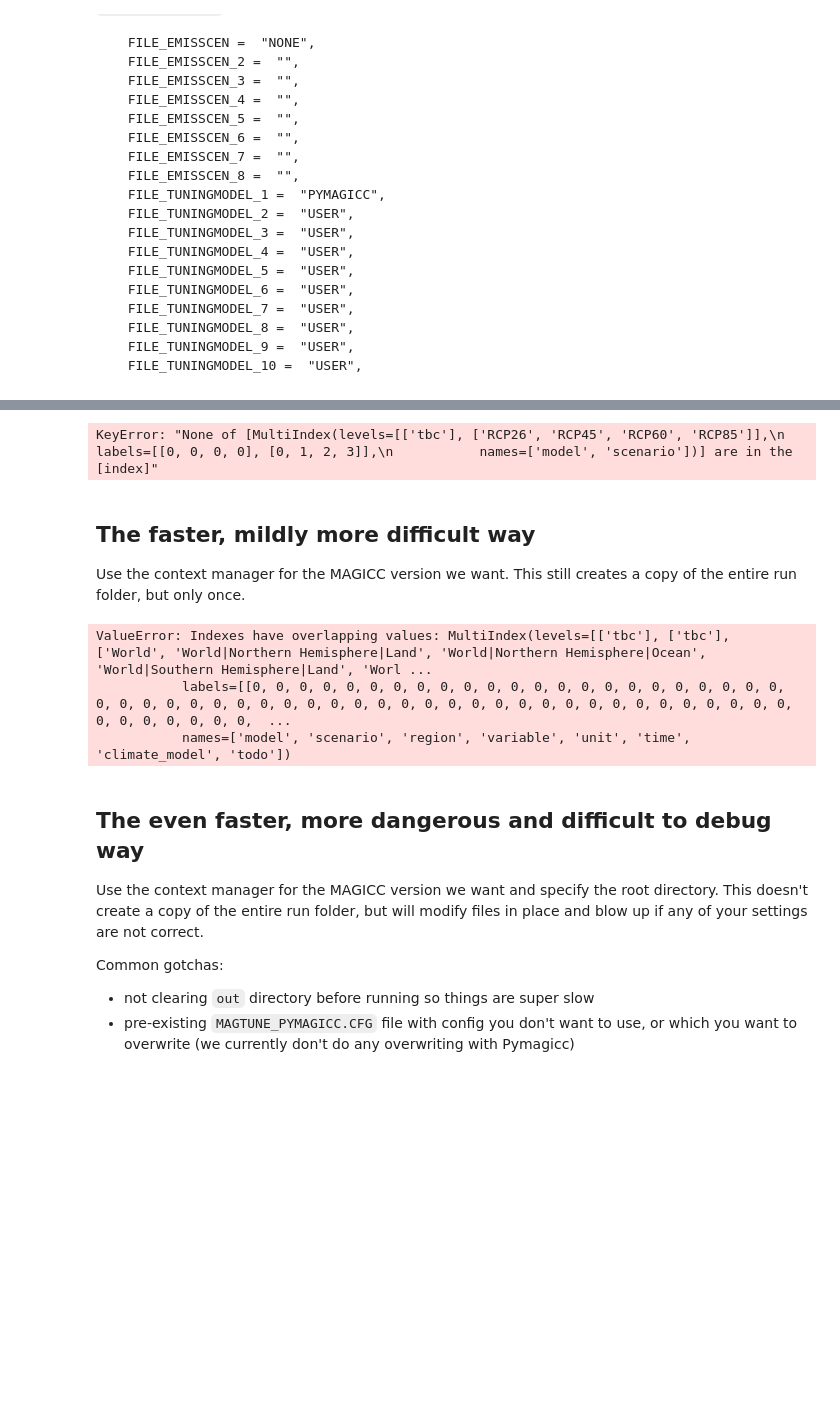
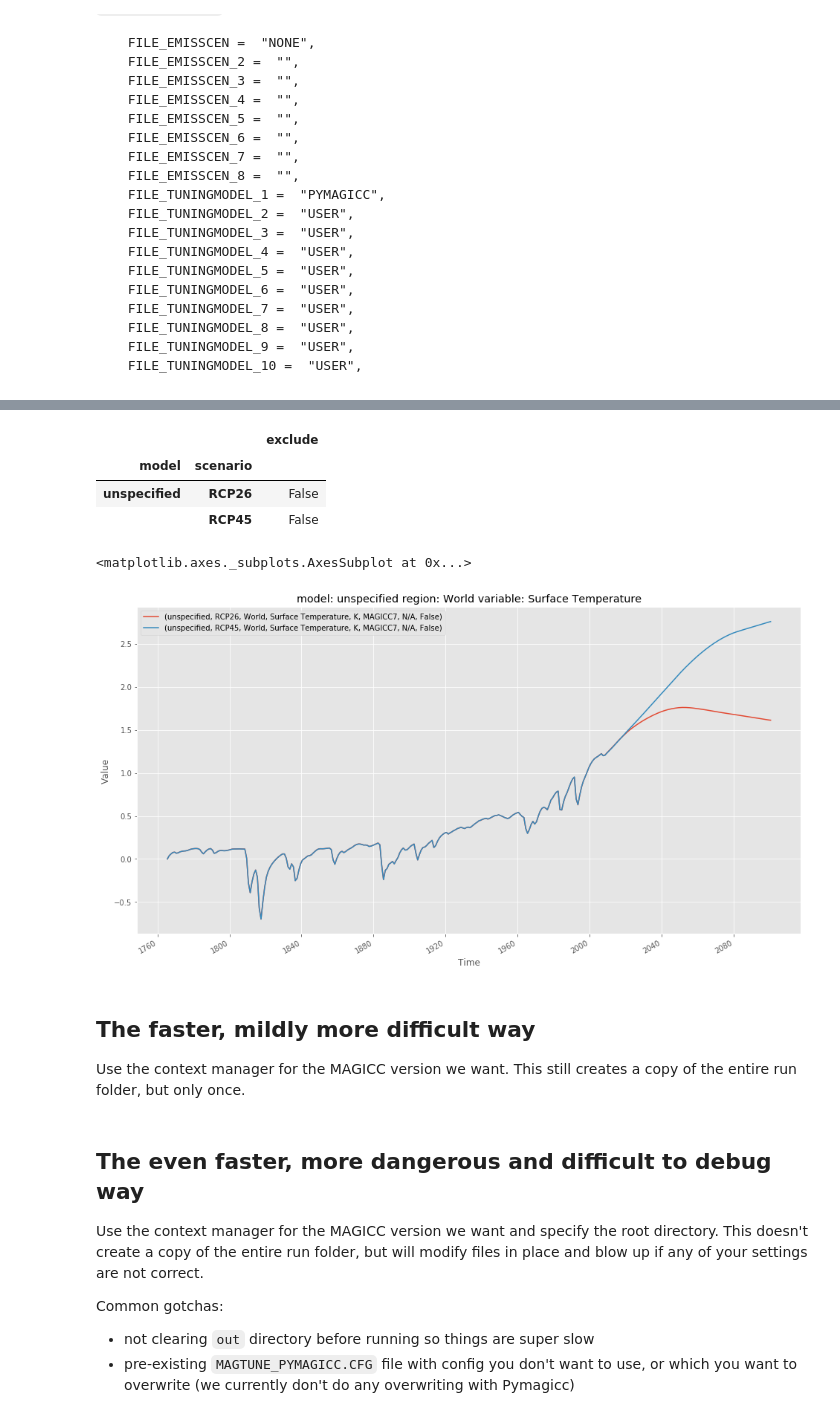
Before and after one commit to openscm/pymagicc, a Jupyter notebook: notebooks/MAGICC7.ipynb, the cells around one changed output, grey strips where cells are left out. Saved outputs shown, nothing was run; the diff lists cells and outputs as text; code cells hidden in the pictures; blank space fills up the shorter version.

Commit message:
WIP: Clean up MAGICC7 notebook

```diff
--- a/notebooks/MAGICC7.ipynb
+++ b/notebooks/MAGICC7.ipynb
@@ -66,14 +79,15 @@ A few common issues when using your own setup are:
 # %%
-del results
+try:
+    del results
+except NameError:
+    pass
 for name, scen in scenarios.items():
     print("running {}".format(name))
+    scen = MAGICCData(scen.data, scenario=name)
     scen_results = pymagicc.run(scen, magicc_version=7)
-    scen_results.data.loc[:, "scenario"] = name
     try:
-        results.data = pd.concat([
-            results.data,
-            scen_results.data
-        ])
+        results.append(scen_results)
+        break
     except NameError:
         results = scen_results
 #     surface_temp = results.filter(
@@ -119,10 +125,18 @@ Name: variable, dtype: object
+# %%
+results.meta
+# %% [output]
+|  |  | exclude |
+| model | scenario |  |
+| unspecified | RCP26 | False |
+|  | RCP45 | False |
 # %%
 results.filter(
-#     variable="Surface Temperature",
+    variable="Surface Temperature",
     region="World"
 ).line_plot(x="time")
 # %% [output]
-KeyError: "None of [MultiIndex(levels=[['tbc'], ['RCP26', 'RCP45', 'RCP60', 'RCP85']],\n           labels=[[0, 0, 0, 0], [0, 1, 2, 3]],\n           names=['model', 'scenario'])] are in the [index]"
+<matplotlib.axes._subplots.AxesSubplot at 0x...>
+[figure, added]
 # %% [markdown]
 ## The faster, mildly more difficult way
 
@@ -150,10 +164,6 @@ with MAGICC7() as magicc:
 plt.legend()
 plt.title("Global Mean Temperature Projection")
 plt.ylabel("°C over pre-industrial (1850-1900 mean)");
-# %% [output]
-ValueError: Indexes have overlapping values: MultiIndex(levels=[['tbc'], ['tbc'], ['World', 'World|Northern Hemisphere|Land', 'World|Northern Hemisphere|Ocean', 'World|Southern Hemisphere|Land', 'Worl ...
-           labels=[[0, 0, 0, 0, 0, 0, 0, 0, 0, 0, 0, 0, 0, 0, 0, 0, 0, 0, 0, 0, 0, 0, 0, 0, 0, 0, 0, 0, 0, 0, 0, 0, 0, 0, 0, 0, 0, 0, 0, 0, 0, 0, 0, 0, 0, 0, 0, 0, 0, 0, 0, 0, 0, 0, 0, 0, 0, 0, 0, 0,  ...
-           names=['model', 'scenario', 'region', 'variable', 'unit', 'time', 'climate_model', 'todo'])
 # %% [markdown]
 ## The even faster, more dangerous and difficult to debug way
 
```
Also changed, not shown: parts of 6 cells of this notebook, 1 other file.
